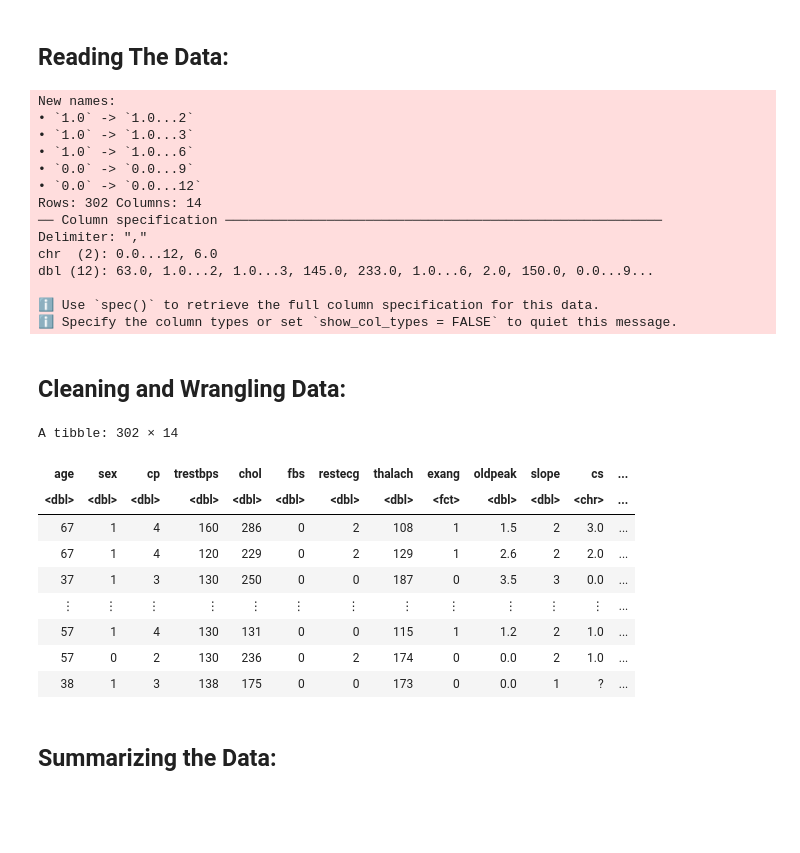
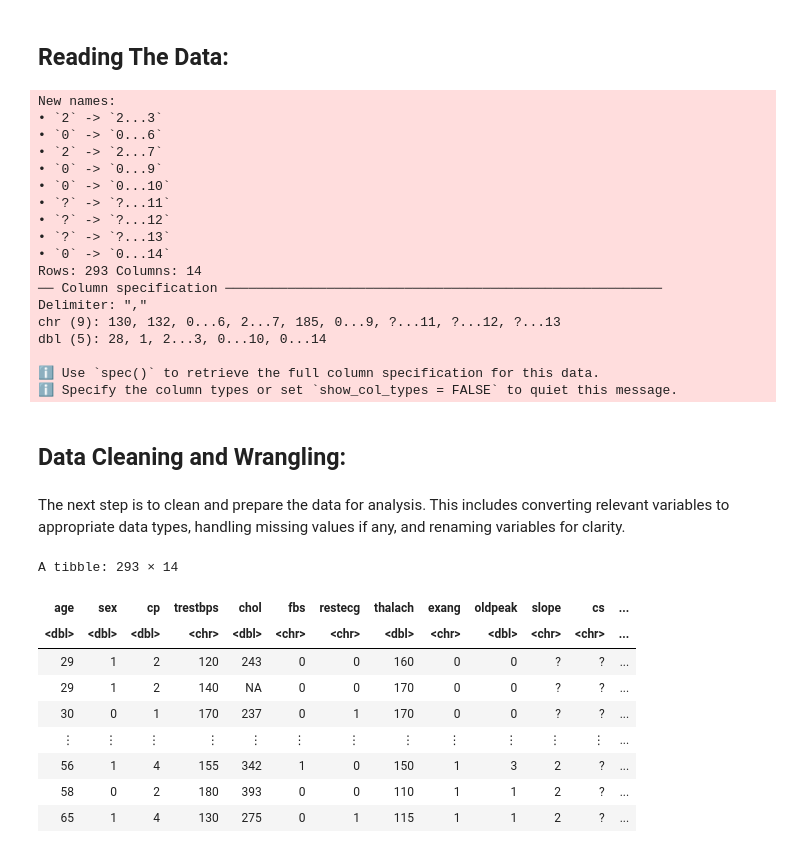
Before and after one commit to naheyansheikh/dsci100project, a Jupyter notebook: project.ipynb, the cells around one changed output. Cells and saved outputs as stored; diff of their text form; code cells hidden in the pictures; blank space fills up the shorter version.

```diff
--- a/project.ipynb
+++ b/project.ipynb
@@ -34,44 +34,51 @@ The following objects are masked from ‘package:purrr’:
 # %% [markdown]
 ## Reading The Data:
 # %%
-cleveland_data <- read_csv("data/heart_disease/processed.cleveland.data")
+hungarian_data <- read_csv("data/heart_disease/processed.hungarian.data")
 # %% [output]
 New names:
-• `1.0` -> `1.0...2`
-• `1.0` -> `1.0...3`
-• `1.0` -> `1.0...6`
-• `0.0` -> `0.0...9`
-• `0.0` -> `0.0...12`
-Rows: 302 Columns: 14
+• `2` -> `2...3`
+• `0` -> `0...6`
+• `2` -> `2...7`
+• `0` -> `0...9`
+• `0` -> `0...10`
+• `?` -> `?...11`
+• `?` -> `?...12`
+• `?` -> `?...13`
+• `0` -> `0...14`
+Rows: 293 Columns: 14
 ── Column specification ────────────────────────────────────────────────────────
 Delimiter: ","
-chr  (2): 0.0...12, 6.0
-dbl (12): 63.0, 1.0...2, 1.0...3, 145.0, 233.0, 1.0...6, 2.0, 150.0, 0.0...9...
+chr (9): 130, 132, 0...6, 2...7, 185, 0...9, ?...11, ?...12, ?...13
+dbl (5): 28, 1, 2...3, 0...10, 0...14
 
 ℹ Use `spec()` to retrieve the full column specification for this data.
 ℹ Specify the column types or set `show_col_types = FALSE` to quiet this message.
 # %% [markdown]
-## Cleaning and Wrangling Data:
+## Data Cleaning and Wrangling:
+# %% [markdown]
+The next step is to clean and prepare the data for analysis. This includes converting relevant variables to appropriate data types, handling missing values if any, and renaming variables for clarity.
 # %%
-colnames(cleveland_data) <- c("age", "sex", "cp", "trestbps", "chol", "fbs", "restecg", "thalach", "exang", "oldpeak", "slope",
+colnames(hungarian_data) <- c("age", "sex", "cp", "trestbps", "chol", "fbs", "restecg", "thalach", "exang", "oldpeak", "slope",
                               "cs", "thal", "num")
-cleveland_data <- cleveland_data |>
-                  mutate(age = as.numeric(age),
-                         chol = as.numeric(chol),
-                         thalach = as.numeric(thalach),
-                         exang = as.factor(exang),
-                         num = as.factor(num))
-cleveland_data
+hungarian_data <- hungarian_data |>
+                  mutate(
+                    age = as.numeric(age),
+                    chol = as.numeric(chol),
+                    thalach = as.numeric(thalach),
+                    num = as.factor(num),  # Convert target variable for classification
+                    thalach = replace(thalach, is.na(thalach), mean(thalach, na.rm = TRUE))  # Impute missing values if any
+                  )
+
+hungarian_data
 # %% [output]
-A tibble: 302 × 14
+A tibble: 293 × 14
 | age | sex | cp | trestbps | chol | fbs | restecg | thalach | exang | oldpeak | slope | cs | ... |
-| <dbl> | <dbl> | <dbl> | <dbl> | <dbl> | <dbl> | <dbl> | <dbl> | <fct> | <dbl> | <dbl> | <chr> | ... |
-| 67 | 1 | 4 | 160 | 286 | 0 | 2 | 108 | 1 | 1.5 | 2 | 3.0 | ... |
-| 67 | 1 | 4 | 120 | 229 | 0 | 2 | 129 | 1 | 2.6 | 2 | 2.0 | ... |
-| 37 | 1 | 3 | 130 | 250 | 0 | 0 | 187 | 0 | 3.5 | 3 | 0.0 | ... |
+| <dbl> | <dbl> | <dbl> | <chr> | <dbl> | <chr> | <chr> | <dbl> | <chr> | <dbl> | <chr> | <chr> | ... |
+| 29 | 1 | 2 | 120 | 243 | 0 | 0 | 160 | 0 | 0 | ? | ? | ... |
+| 29 | 1 | 2 | 140 | NA | 0 | 0 | 170 | 0 | 0 | ? | ? | ... |
+| 30 | 0 | 1 | 170 | 237 | 0 | 1 | 170 | 0 | 0 | ? | ? | ... |
 | ⋮ | ⋮ | ⋮ | ⋮ | ⋮ | ⋮ | ⋮ | ⋮ | ⋮ | ⋮ | ⋮ | ⋮ | ... |
-| 57 | 1 | 4 | 130 | 131 | 0 | 0 | 115 | 1 | 1.2 | 2 | 1.0 | ... |
-| 57 | 0 | 2 | 130 | 236 | 0 | 2 | 174 | 0 | 0.0 | 2 | 1.0 | ... |
-| 38 | 1 | 3 | 138 | 175 | 0 | 0 | 173 | 0 | 0.0 | 1 | ? | ... |
+| 56 | 1 | 4 | 155 | 342 | 1 | 0 | 150 | 1 | 3 | 2 | ? | ... |
+| 58 | 0 | 2 | 180 | 393 | 0 | 0 | 110 | 1 | 1 | 2 | ? | ... |
+| 65 | 1 | 4 | 130 | 275 | 0 | 1 | 115 | 1 | 1 | 2 | ? | ... |
-# %% [markdown]
-## Summarizing the Data:
```
Also changed, not shown: parts of 14 cells of this notebook, 1 other file.
